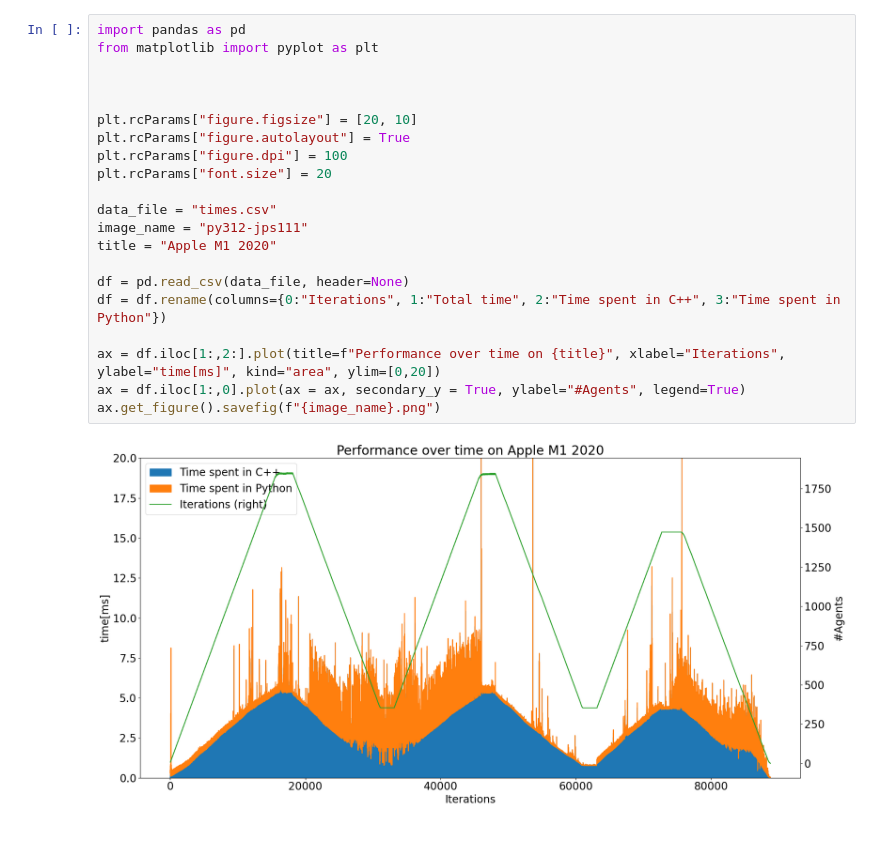
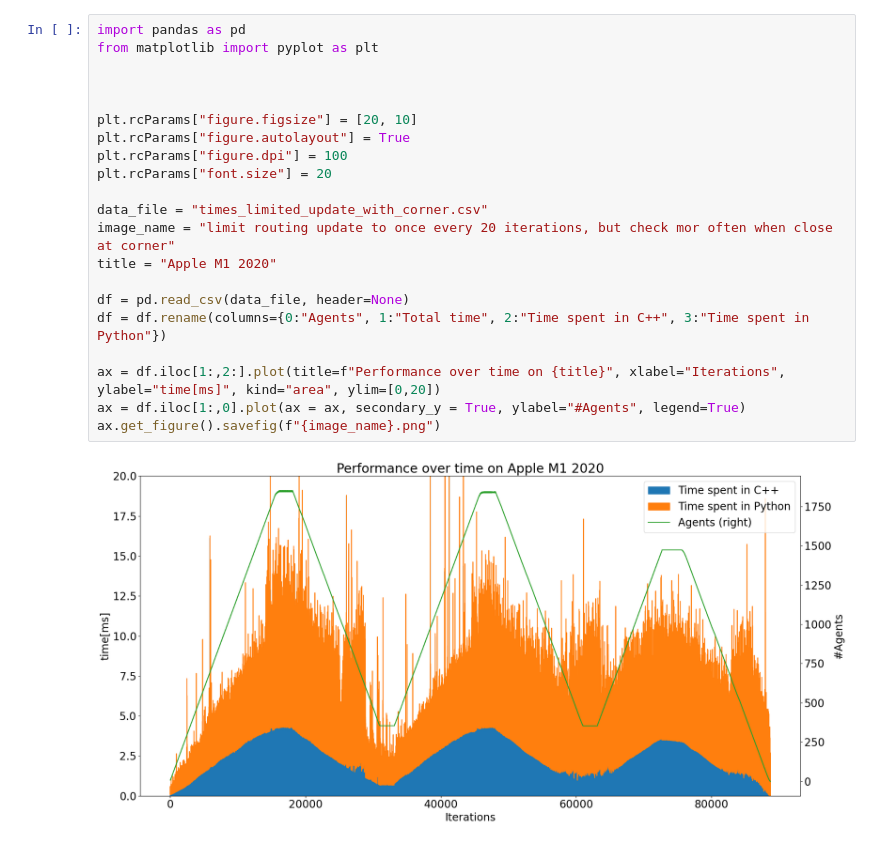
Before and after one commit to behrisch/jupedsim, a Jupyter notebook: Untitled.ipynb, the cells around one changed output. Saved outputs shown, nothing was run; the diff lists cells and outputs as text.

```diff
--- a/Untitled.ipynb
+++ b/Untitled.ipynb
@@ -1,23 +1,23 @@
 # %%
 import pandas as pd
 from matplotlib import pyplot as plt
 
 
 
 plt.rcParams["figure.figsize"] = [20, 10]
 plt.rcParams["figure.autolayout"] = True
 plt.rcParams["figure.dpi"] = 100
 plt.rcParams["font.size"] = 20
 
-data_file = "times.csv"
-image_name = "py312-jps111"
+data_file = "times_limited_update_with_corner.csv"
+image_name = "limit routing update to once every 20 iterations, but check mor often when close at corner"
 title = "Apple M1 2020"
 
 df = pd.read_csv(data_file, header=None)
-df = df.rename(columns={0:"Iterations", 1:"Total time", 2:"Time spent in C++", 3:"Time spent in Python"})
+df = df.rename(columns={0:"Agents", 1:"Total time", 2:"Time spent in C++", 3:"Time spent in Python"})
 
 ax = df.iloc[1:,2:].plot(title=f"Performance over time on {title}", xlabel="Iterations", ylabel="time[ms]", kind="area", ylim=[0,20])
 ax = df.iloc[1:,0].plot(ax = ax, secondary_y = True, ylabel="#Agents", legend=True)
 ax.get_figure().savefig(f"{image_name}.png")
 # %% [output]
-[figure, old version]
+[figure, new version]
```
Also changed, not shown: 2 other files.
